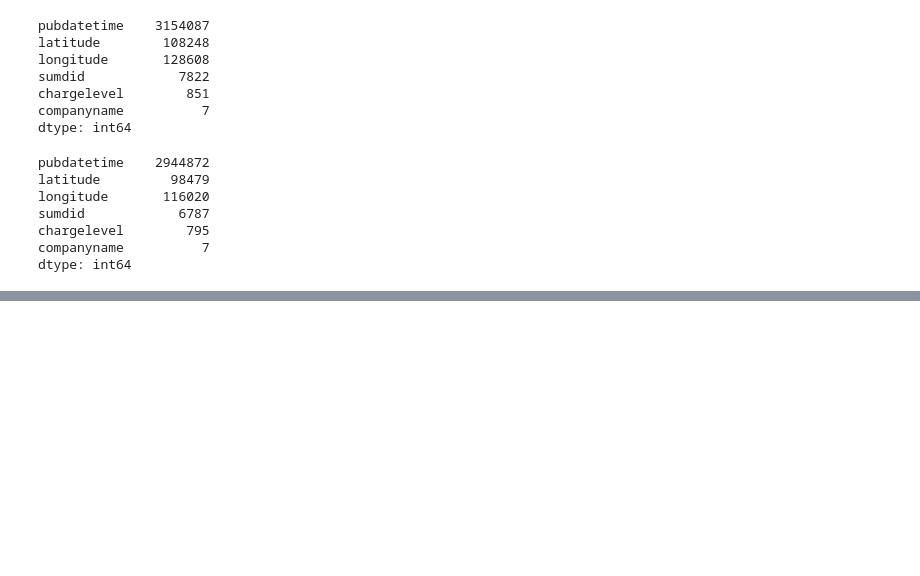
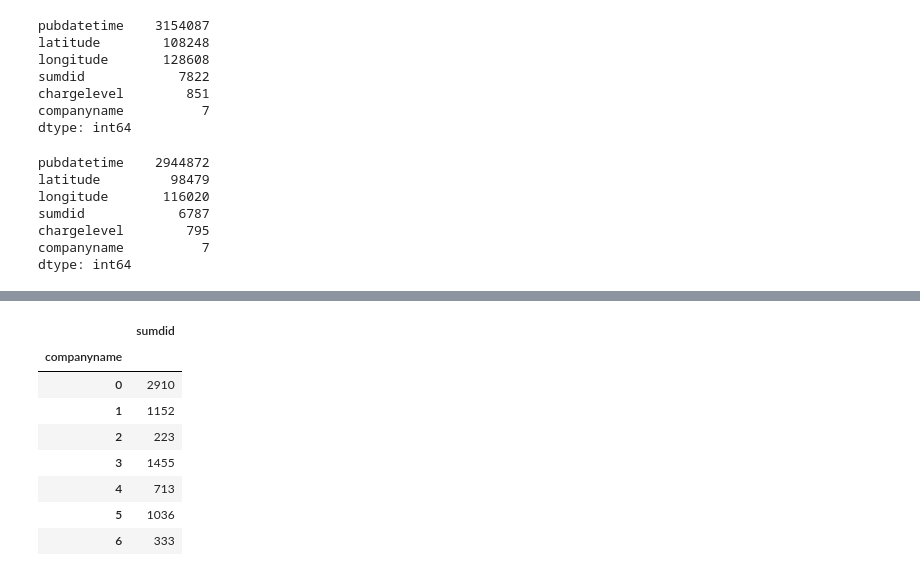
Before and after one commit to Rhunsilval/nashville_scooters_python, a Jupyter notebook: notebooks/2_EDA.ipynb, the cells around one changed output, grey strips where cells are left out. Cells and saved outputs as stored; diff of their text form; code cells hidden in the pictures; blank space fills up the shorter version.

```diff
--- a/notebooks/2_EDA.ipynb
+++ b/notebooks/2_EDA.ipynb
@@ -111,0 +256,16 @@ dtype: int64
+# %%
+june_grouped2 = june.groupby("companyname")
+
+june_grouped2 = june_grouped2.agg({"sumdid": "nunique"})
+
+june_grouped2
+# %% [output]
+|  | sumdid |
+| companyname |  |
+| 0 | 2910 |
+| 1 | 1152 |
+| 2 | 223 |
+| 3 | 1455 |
+| 4 | 713 |
+| 5 | 1036 |
+| 6 | 333 |
```
Also changed, not shown: parts of 13 cells of this notebook, 1 other file.
